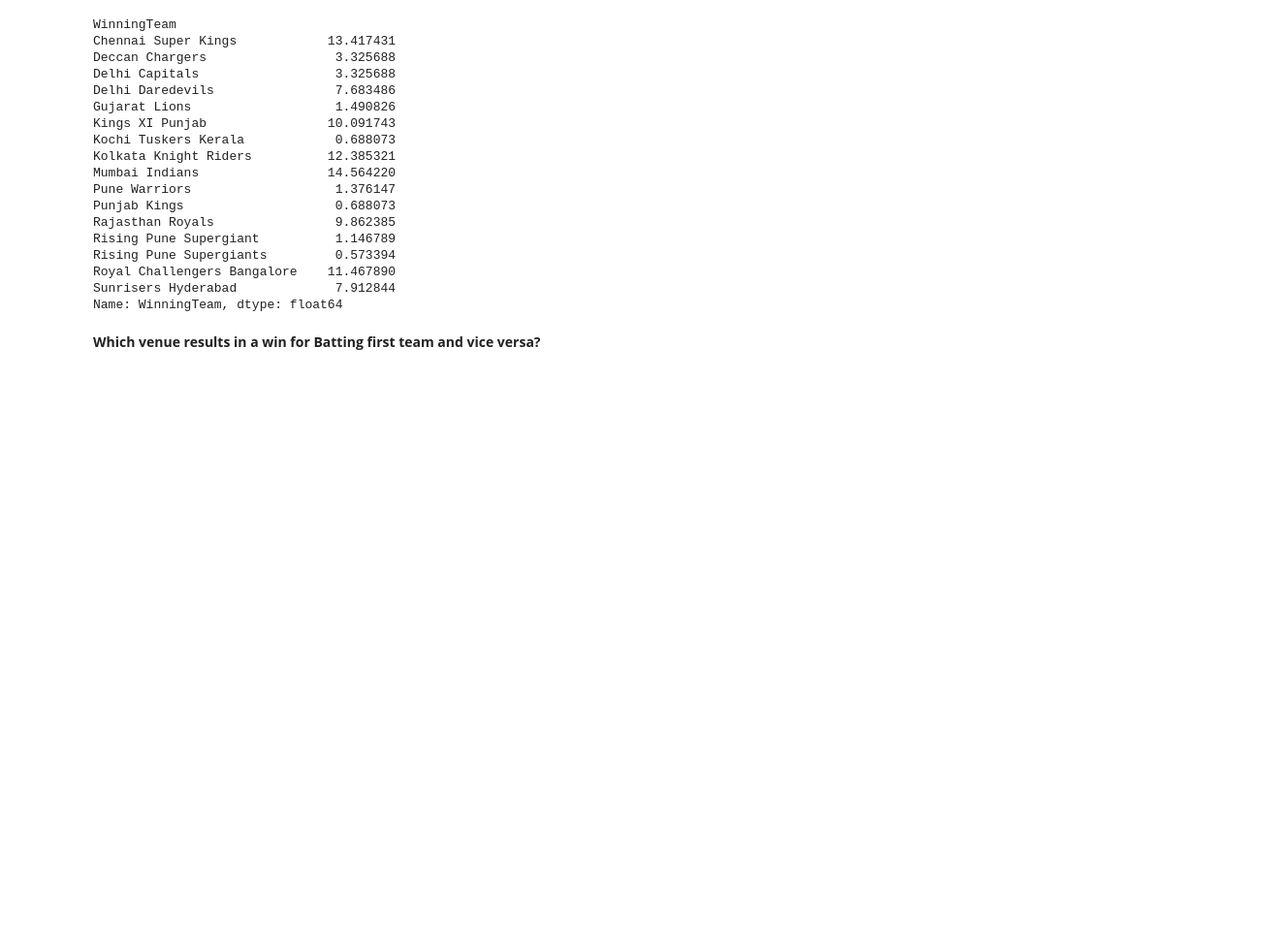
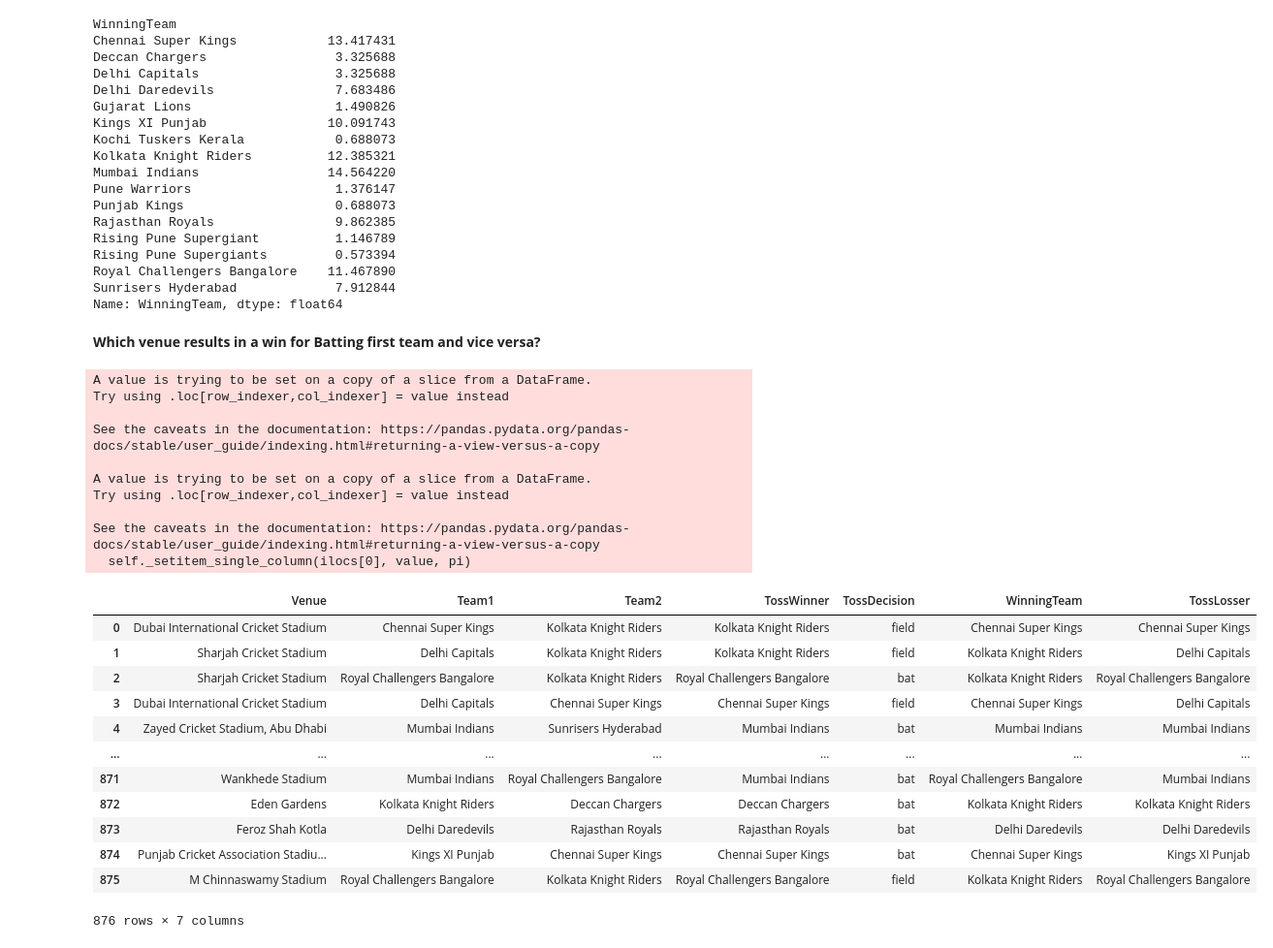
Before and after one commit to GeetikaSh/IPL_2022, a Jupyter notebook: ipl-analysis.ipynb, the cells around one changed output. Shown: that part at 97% size. Cells and saved outputs as stored; diff of their text form; code cells hidden in the pictures; blank space fills up the shorter version.

```diff
--- a/ipl-analysis.ipynb
+++ b/ipl-analysis.ipynb
@@ -125,3 +125,33 @@ Sunrisers Hyderabad             7.912844
 Name: WinningTeam, dtype: float64
 # %% [markdown]
 **Which venue results in a win for Batting first team and vice versa?**
+# %%
+
+venue=matches[["Venue","Team1","Team2","TossWinner","TossDecision","WinningTeam"]]
+venue["TossLosser"]=matches["Team1"]
+venue.loc[venue["TossWinner"]!=venue["Team1"],"TossLosser"]=venue["Team1"]
+venue
+# %% [output]
+A value is trying to be set on a copy of a slice from a DataFrame.
+Try using .loc[row_indexer,col_indexer] = value instead
+
+See the caveats in the documentation: https://pandas.pydata.org/pandas-docs/stable/user_guide/indexing.html#returning-a-view-versus-a-copy
+
+A value is trying to be set on a copy of a slice from a DataFrame.
+Try using .loc[row_indexer,col_indexer] = value instead
+
+See the caveats in the documentation: https://pandas.pydata.org/pandas-docs/stable/user_guide/indexing.html#returning-a-view-versus-a-copy
+  self._setitem_single_column(ilocs[0], value, pi)
+|  | Venue | Team1 | Team2 | TossWinner | TossDecision | WinningTeam | TossLosser |
+| 0 | Dubai International Cricket Stadium | Chennai Super Kings | Kolkata Knight Riders | Kolkata Knight Riders | field | Chennai Super Kings | Chennai Super Kings |
+| 1 | Sharjah Cricket Stadium | Delhi Capitals | Kolkata Knight Riders | Kolkata Knight Riders | field | Kolkata Knight Riders | Delhi Capitals |
+| 2 | Sharjah Cricket Stadium | Royal Challengers Bangalore | Kolkata Knight Riders | Royal Challengers Bangalore | bat | Kolkata Knight Riders | Royal Challengers Bangalore |
+| 3 | Dubai International Cricket Stadium | Delhi Capitals | Chennai Super Kings | Chennai Super Kings | field | Chennai Super Kings | Delhi Capitals |
+| 4 | Zayed Cricket Stadium, Abu Dhabi | Mumbai Indians | Sunrisers Hyderabad | Mumbai Indians | bat | Mumbai Indians | Mumbai Indians |
+| ... | ... | ... | ... | ... | ... | ... | ... |
+| 871 | Wankhede Stadium | Mumbai Indians | Royal Challengers Bangalore | Mumbai Indians | bat | Royal Challengers Bangalore | Mumbai Indians |
+| 872 | Eden Gardens | Kolkata Knight Riders | Deccan Chargers | Deccan Chargers | bat | Kolkata Knight Riders | Kolkata Knight Riders |
+| 873 | Feroz Shah Kotla | Delhi Daredevils | Rajasthan Royals | Rajasthan Royals | bat | Delhi Daredevils | Delhi Daredevils |
+| 874 | Punjab Cricket Association Stadiu... | Kings XI Punjab | Chennai Super Kings | Chennai Super Kings | bat | Chennai Super Kings | Kings XI Punjab |
+| 875 | M Chinnaswamy Stadium | Royal Challengers Bangalore | Kolkata Knight Riders | Royal Challengers Bangalore | field | Kolkata Knight Riders | Royal Challengers Bangalore |
+876 rows × 7 columns
```
Also changed, not shown: parts of 11 cells of this notebook.
